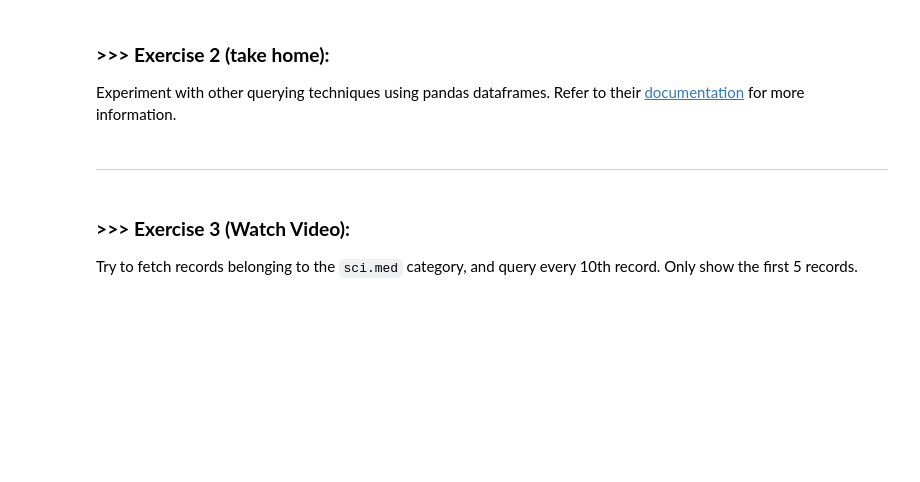
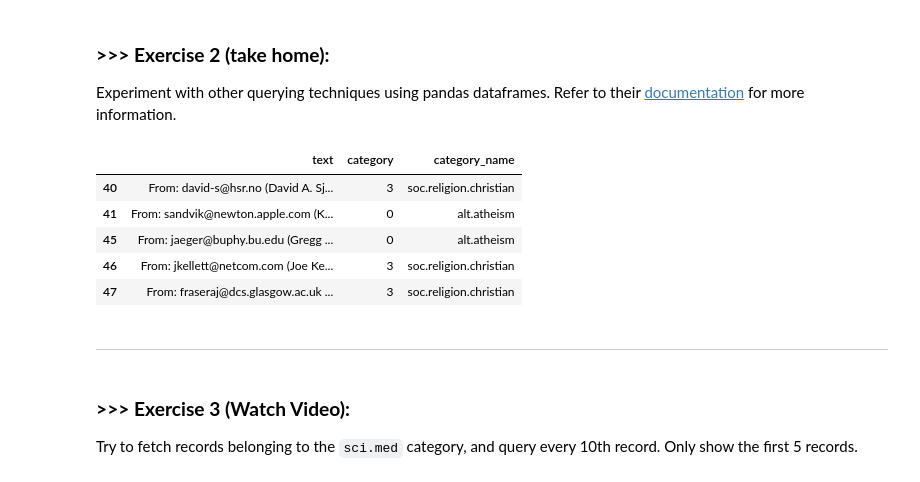
Before and after one commit to VictorKuanglhu/DM2024-Lab1-Master, a Jupyter notebook: DM2024-Lab1-Master.ipynb, the cells around one changed output. Saved outputs shown, nothing was run; the diff lists cells and outputs as text; code cells hidden in the pictures; blank space fills up the shorter version.

```diff
--- a/DM2024-Lab1-Master.ipynb
+++ b/DM2024-Lab1-Master.ipynb
@@ -372,3 +372,15 @@ Experiment with other querying techniques using pandas dataframes. Refer to thei
+# %%
+#Answer here
+# X[-10:]
+X[X['category'] == 2].head(5)
+X[:50][X['category_name'].isin(['alt.atheism', 'soc.religion.christian'])].tail(5)
+# %% [output]
+|  | text | category | category_name |
+| 40 | From: david-s@hsr.no (David A. Sj... | 3 | soc.religion.christian |
+| 41 | From: sandvik@newton.apple.com (K... | 0 | alt.atheism |
+| 45 | From: jaeger@buphy.bu.edu (Gregg ... | 0 | alt.atheism |
+| 46 | From: jkellett@netcom.com (Joe Ke... | 3 | soc.religion.christian |
+| 47 | From: fraseraj@dcs.glasgow.ac.uk ... | 3 | soc.religion.christian |
 # %% [markdown]
 ---
 # %% [markdown]
```
Also changed, not shown: parts of 13 cells of this notebook.
